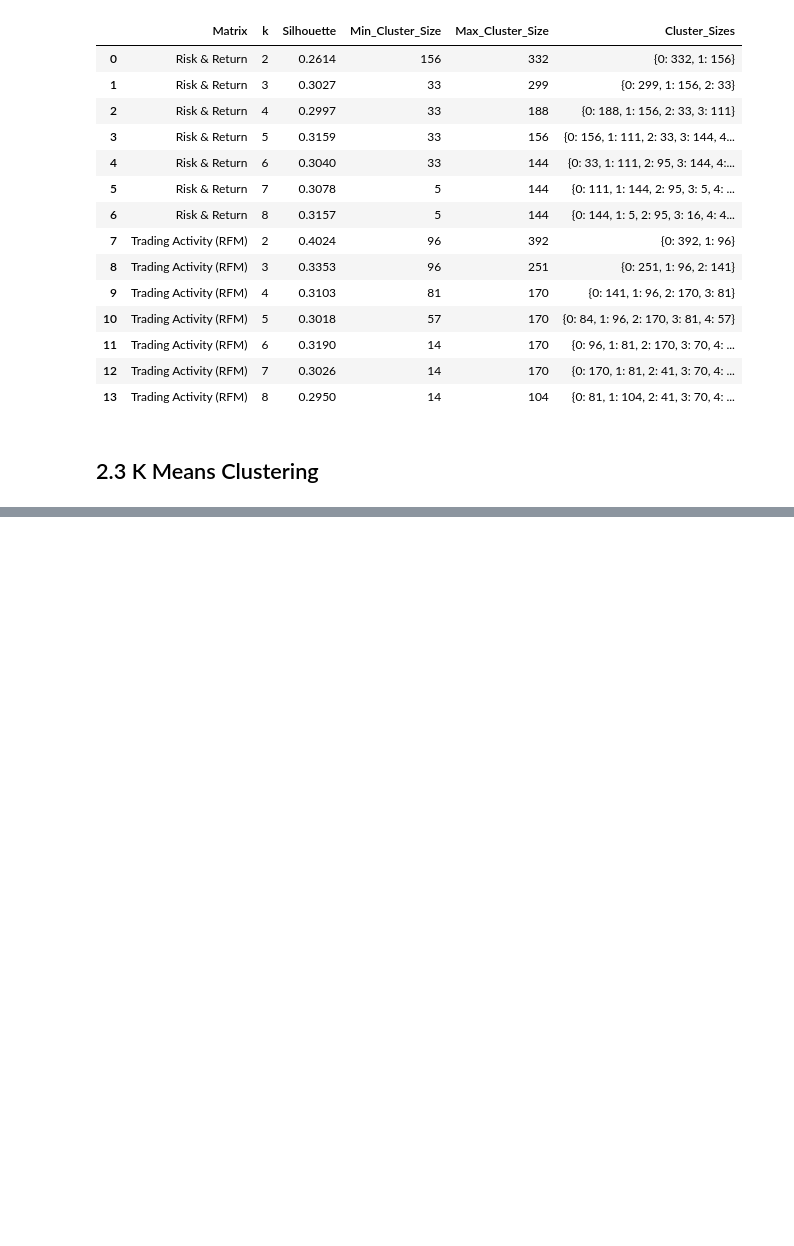
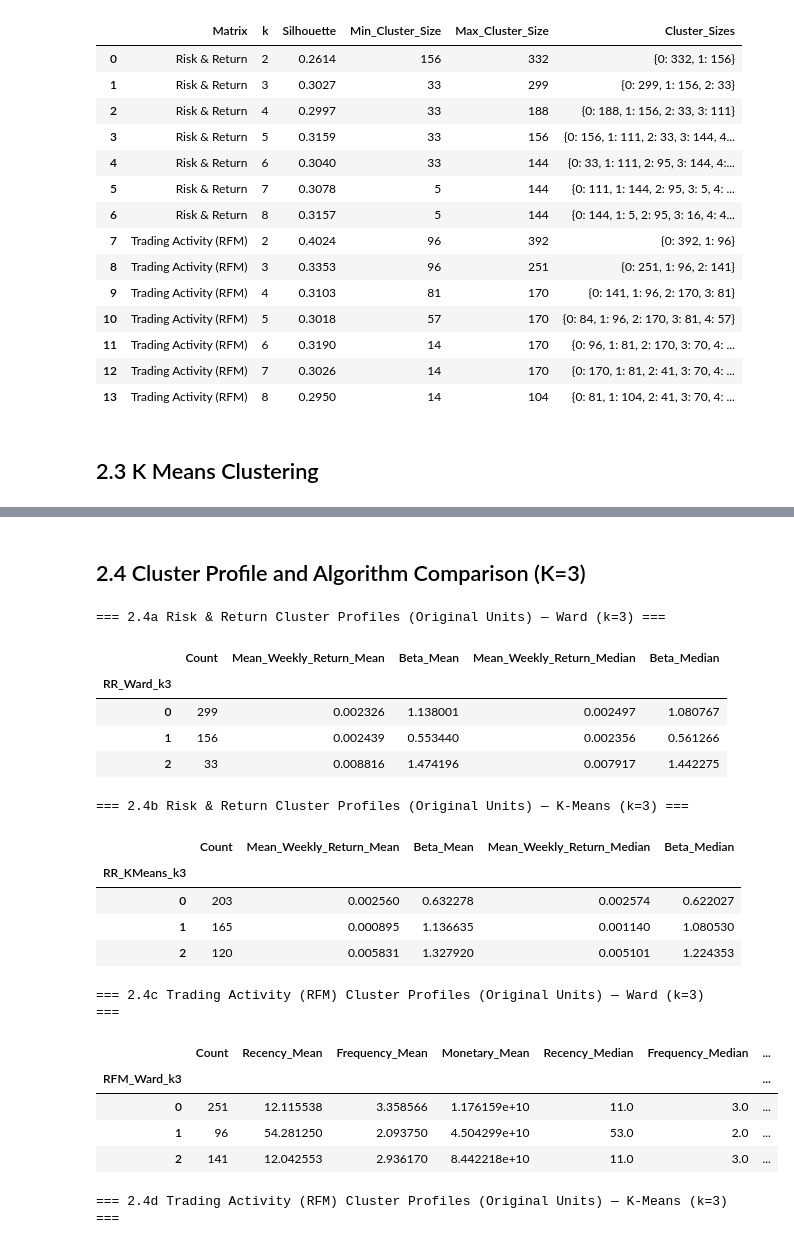
Before and after one commit to Govindu-Sathruwan/CRM-CM-CW1, a Jupyter notebook: CRM_&_CM_CW1.ipynb, the cells around one changed output, grey strips where cells are left out. Saved outputs shown, nothing was run; the diff lists cells and outputs as text; code cells hidden in the pictures; blank space fills up the shorter version.

```diff
--- a/CRM_&_CM_CW1.ipynb
+++ b/CRM_&_CM_CW1.ipynb
@@ -1215,3 +1215,5 @@ display(pd.concat([km_rr_eval, km_rfm_eval], ignore_index=True))
 | 11 | Trading Activity (RFM) | 6 | 424.21 | 0.3439 | 31 | 140 | {0: 96, 1: 113, 2: 70, 3: 31, 4: ... |
 | 12 | Trading Activity (RFM) | 7 | 381.80 | 0.3256 | 19 | 130 | {0: 130, 1: 95, 2: 31, 3: 63, 4: ... |
 | 13 | Trading Activity (RFM) | 8 | 344.96 | 0.3358 | 22 | 132 | {0: 69, 1: 68, 2: 67, 3: 31, 4: 5... |
+# %% [markdown]
+## 2.4 Cluster Profile and Algorithm Comparison (K=3)
@@ -1217,0 +1237,42 @@ display(pd.concat([km_rr_eval, km_rfm_eval], ignore_index=True))
+# %%
+# Helper to print original-unit cluster profiles (Count, Mean, Median)
+
+from sklearn.metrics import adjusted_rand_score, normalized_mutual_info_score, silhouette_score
+
+def get_original_unit_profiles(df, cluster_col, feature_cols):
+    counts = df.groupby(cluster_col).size().rename('Count')
+    means = df.groupby(cluster_col)[feature_cols].mean().add_suffix('_Mean')
+    medians = df.groupby(cluster_col)[feature_cols].median().add_suffix('_Median')
+    return pd.concat([counts, means, medians], axis=1)
+
+print("=== 2.4a Risk & Return Cluster Profiles (Original Units) — Ward (k=3) ===")
+display(get_original_unit_profiles(cluster_assignments, 'RR_Ward_k3', ['Mean_Weekly_Return', 'Beta']))
+
+print("=== 2.4b Risk & Return Cluster Profiles (Original Units) — K-Means (k=3) ===")
+display(get_original_unit_profiles(cluster_assignments, 'RR_KMeans_k3', ['Mean_Weekly_Return', 'Beta']))
+
+print("=== 2.4c Trading Activity (RFM) Cluster Profiles (Original Units) — Ward (k=3) ===")
+display(get_original_unit_profiles(cluster_assignments, 'RFM_Ward_k3', ['Recency', 'Frequency', 'Monetary']))
+
+print("=== 2.4d Trading Activity (RFM) Cluster Profiles (Original Units) — K-Means (k=3) ===")
+display(get_original_unit_profiles(cluster_assignments, 'RFM_KMeans_k3', ['Recency', 'Frequency', 'Monetary']))
+# %% [output]
+=== 2.4a Risk & Return Cluster Profiles (Original Units) — Ward (k=3) ===
+|  | Count | Mean_Weekly_Return_Mean | Beta_Mean | Mean_Weekly_Return_Median | Beta_Median |
+| RR_Ward_k3 |  |  |  |  |  |
+| 0 | 299 | 0.002326 | 1.138001 | 0.002497 | 1.080767 |
+| 1 | 156 | 0.002439 | 0.553440 | 0.002356 | 0.561266 |
+| 2 | 33 | 0.008816 | 1.474196 | 0.007917 | 1.442275 |
+=== 2.4b Risk & Return Cluster Profiles (Original Units) — K-Means (k=3) ===
+|  | Count | Mean_Weekly_Return_Mean | Beta_Mean | Mean_Weekly_Return_Median | Beta_Median |
+| RR_KMeans_k3 |  |  |  |  |  |
+| 0 | 203 | 0.002560 | 0.632278 | 0.002574 | 0.622027 |
+| 1 | 165 | 0.000895 | 1.136635 | 0.001140 | 1.080530 |
+| 2 | 120 | 0.005831 | 1.327920 | 0.005101 | 1.224353 |
+=== 2.4c Trading Activity (RFM) Cluster Profiles (Original Units) — Ward (k=3) ===
+|  | Count | Recency_Mean | Frequency_Mean | Monetary_Mean | Recency_Median | Frequency_Median | ... |
+| RFM_Ward_k3 |  |  |  |  |  |  | ... |
+| 0 | 251 | 12.115538 | 3.358566 | 1.176159e+10 | 11.0 | 3.0 | ... |
+| 1 | 96 | 54.281250 | 2.093750 | 4.504299e+10 | 53.0 | 2.0 | ... |
+| 2 | 141 | 12.042553 | 2.936170 | 8.442218e+10 | 11.0 | 3.0 | ... |
+=== 2.4d Trading Activity (RFM) Cluster Profiles (Original Units) — K-Means (k=3) ===
```
Also changed, not shown: parts of 5 cells of this notebook.
